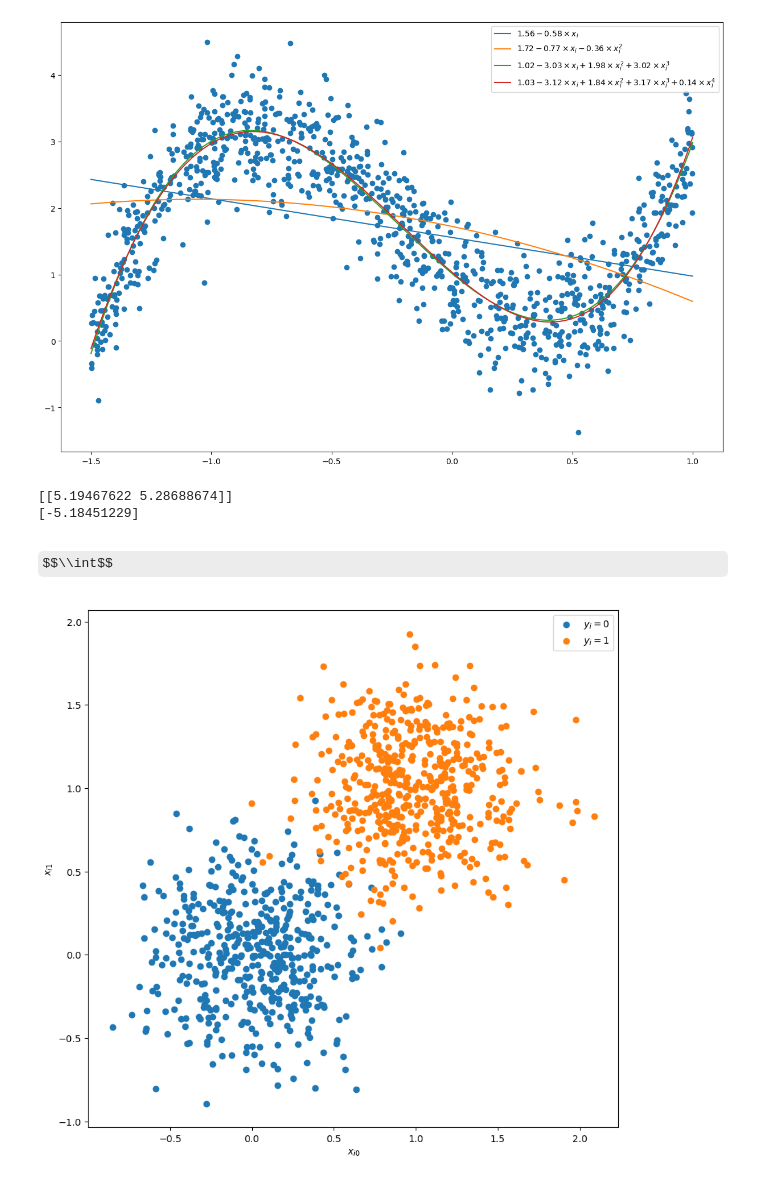
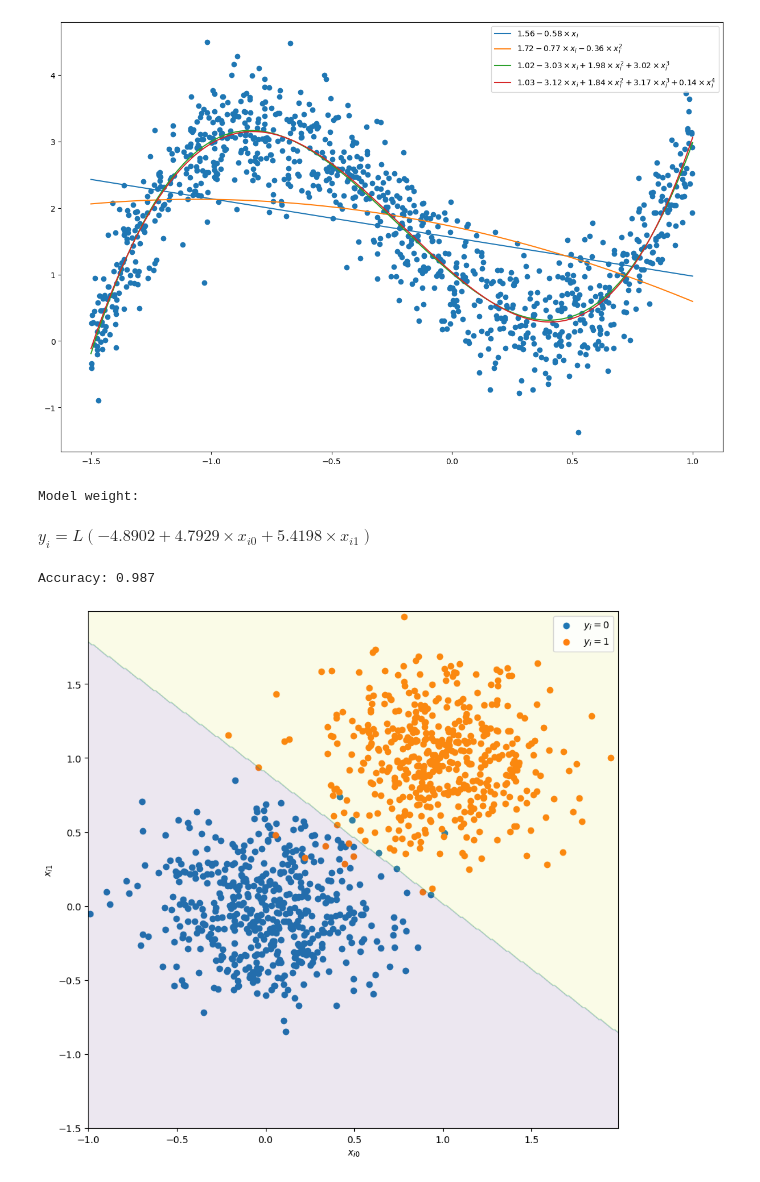
Before and after one commit to kie4280/Fall2021-MachineLearning, a Jupyter notebook: HW4/HW4.ipynb, the cells around one changed output. Cells and saved outputs as stored; diff of their text form; code cells hidden in the pictures; some formulas as TeX source.

```diff
--- a/HW4/HW4.ipynb
+++ b/HW4/HW4.ipynb
@@ -49,44 +49,58 @@ _ = plt.legend() # show legend
 import numpy as np
 from matplotlib import pyplot as pyplot
 from sklearn.linear_model import LogisticRegression
 import math
-from IPython.display import display, Markdown
+from IPython.display import Math, display
+from sklearn.metrics import classification_report
 
-Ys = np.random.randint(0, 2, size=1000)
+Ys = np.random.randint(0, 2, size=1000)  # get binary class
 # print(Ys)
 Xs = np.zeros((1000, 2), dtype=np.float64)
-Xs[:, 0] = np.random.normal(scale=math.sqrt(0.1), size=Xs.shape[0])
-Xs[:, 1] = np.random.normal(scale=math.sqrt(0.1), size=Xs.shape[0])
+Xs[:, 0] = np.random.normal(scale=math.sqrt(
+    0.1), size=Xs.shape[0])  # get X_i0 centered on 0
+Xs[:, 1] = np.random.normal(scale=math.sqrt(
+    0.1), size=Xs.shape[0])  # get X_i1 centered on 0
 
-Xs = Xs + np.expand_dims(Ys, axis=1)
+Xs = Xs + np.expand_dims(Ys, axis=1)  # get true X_i with y offset
 # print(Xs)
 
 lreg = LogisticRegression()
 lreg.fit(Xs, Ys)
 coef = lreg.coef_
 # coef[0] = lreg.intercept_
-print(coef)
-print(lreg.intercept_)
 
+print("Model weight:")
+display(Math("y_i = L({:.4f}{}\\times x_{{i0}} {} \\times x_{{i1}})".format(
+    float(lreg.intercept_),
+    ("+{:.4f}" if coef[0, 0] > 0 else "{:.4f}").format(
+        float(coef[0, 0])),
+    ("+{:.4f}" if coef[0, 1] > 0 else "{:.4f}").format(float(coef[0, 1])))))
 
 y_pred = lreg.predict(Xs)
+r = classification_report(Ys, y_pred, output_dict=True) # report accuracy
+print("Accuracy: {}".format(r["accuracy"]))
 # print(y_pred)
 # y_pred = 1/(1+np.exp(-(lreg.intercept_ + Xs[:,0] * coef[0,0] + Xs[:,1] * coef[0,1])))
 # print(y_pred)
 
 _ = plt.figure(figsize=(10, 10), dpi=100)
-ones = np.argwhere(Ys == 1)
-zeros = np.argwhere(Ys == 0)
+ones = np.argwhere(Ys == 1) # get index with y_i = 1
+zeros = np.argwhere(Ys == 0) # get index with y_i = 0
 _ = plt.scatter(Xs[zeros, 0], Xs[zeros, 1], label="$y_i=0$")
 _ = plt.scatter(Xs[ones, 0], Xs[ones, 1], label="$y_i=1$")
-line = np.linspace(-1, 2, 100)
+
+xx, yy = np.meshgrid(np.arange(-1, 2, 0.01),
+                     np.arange(-1.5, 2, 0.01))  # create meshgrid
+Z = lreg.predict(np.c_[xx.ravel(), yy.ravel()])  # sample prediction alone the grid
+Z = Z.reshape(xx.shape)
+plt.contourf(xx, yy, Z, alpha=0.1)  # plot boundary
 
 
 plt.xlabel("$x_{{i0}}$")
 plt.ylabel("$x_{{i1}}$")
 _ = plt.legend()
 # %% [output]
-[[5.19467622 5.28688674]]
-[-5.18451229]
+Model weight:
-$$\\int$$
+$\displaystyle y_i = L(-4.8902+4.7929\times x_{i0} +5.4198 \times x_{i1})$
+Accuracy: 0.987
-[figure, old version]
+[figure, new version]
```
Also changed, not shown: 2 other files.
